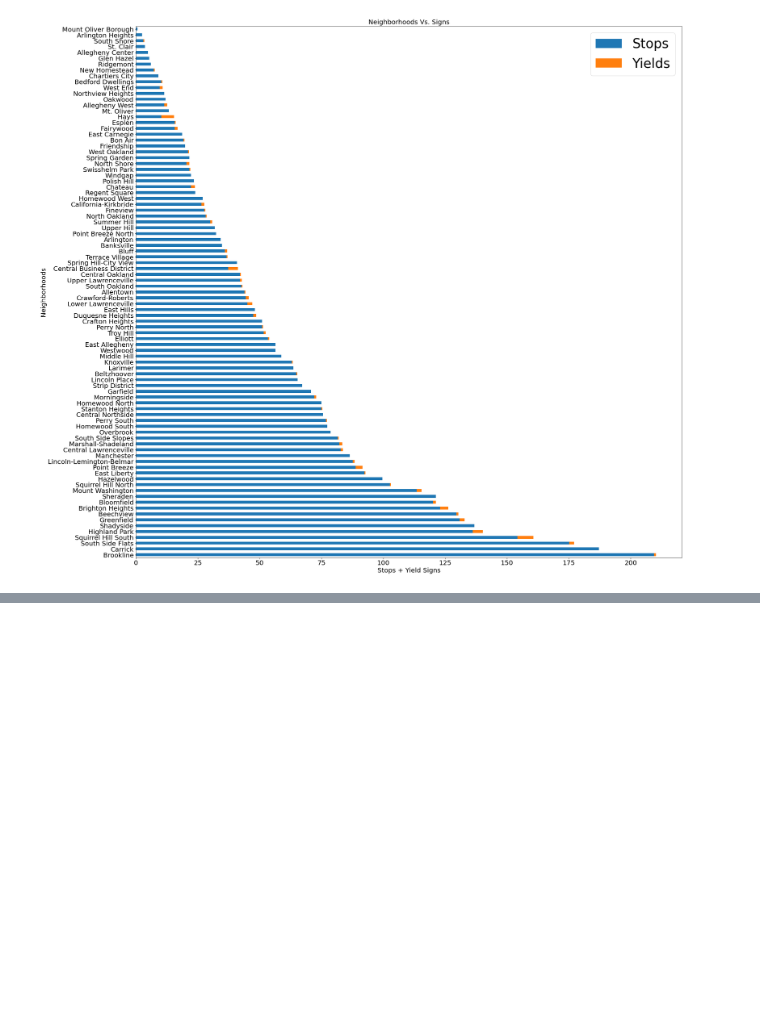
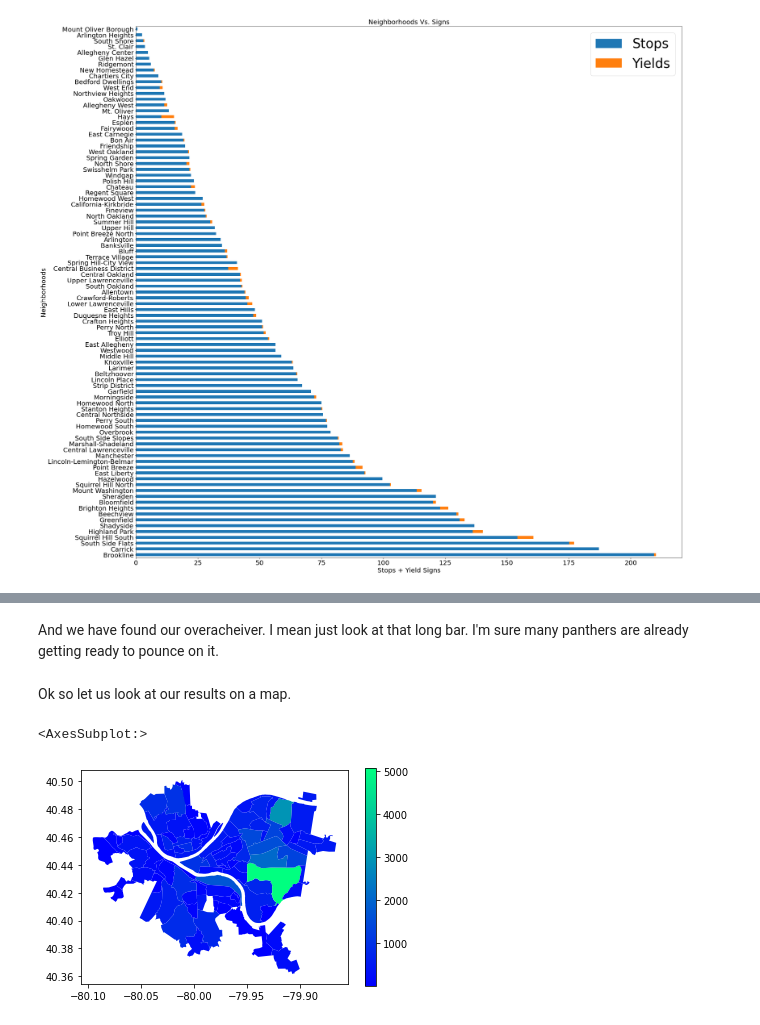
Before and after one commit to pjp401/CMPINF0010-Final-Project, a Jupyter notebook: FinalProject.ipynb, the cells around one changed output, grey strips where cells are left out. Drawn from its saved outputs; the diff is of its cells as text; code cells hidden in the pictures; blank space fills up the shorter version.

```diff
--- a/FinalProject.ipynb
+++ b/FinalProject.ipynb
@@ -324,0 +338,11 @@ combined.plot(kind = "barh", figsize = (15,15), stacked = True)
+# %% [markdown]
+And we have found our overacheiver. I mean just look at that long bar. I'm sure many panthers are already getting ready to pounce on it.
+# %%
+tree_count_map = neighborhoods.merge(counts, how = 'left', left_on = 'hood', right_on = 'index')
+# %% [markdown]
+Ok so let us look at our results on a map.
+# %%
+tree_count_map.plot(column = 'tree_counts', legend = True, cmap = 'winter')
+# %% [output]
+<AxesSubplot:>
+[figure, added]
```
Also changed, not shown: parts of 48 cells of this notebook.
